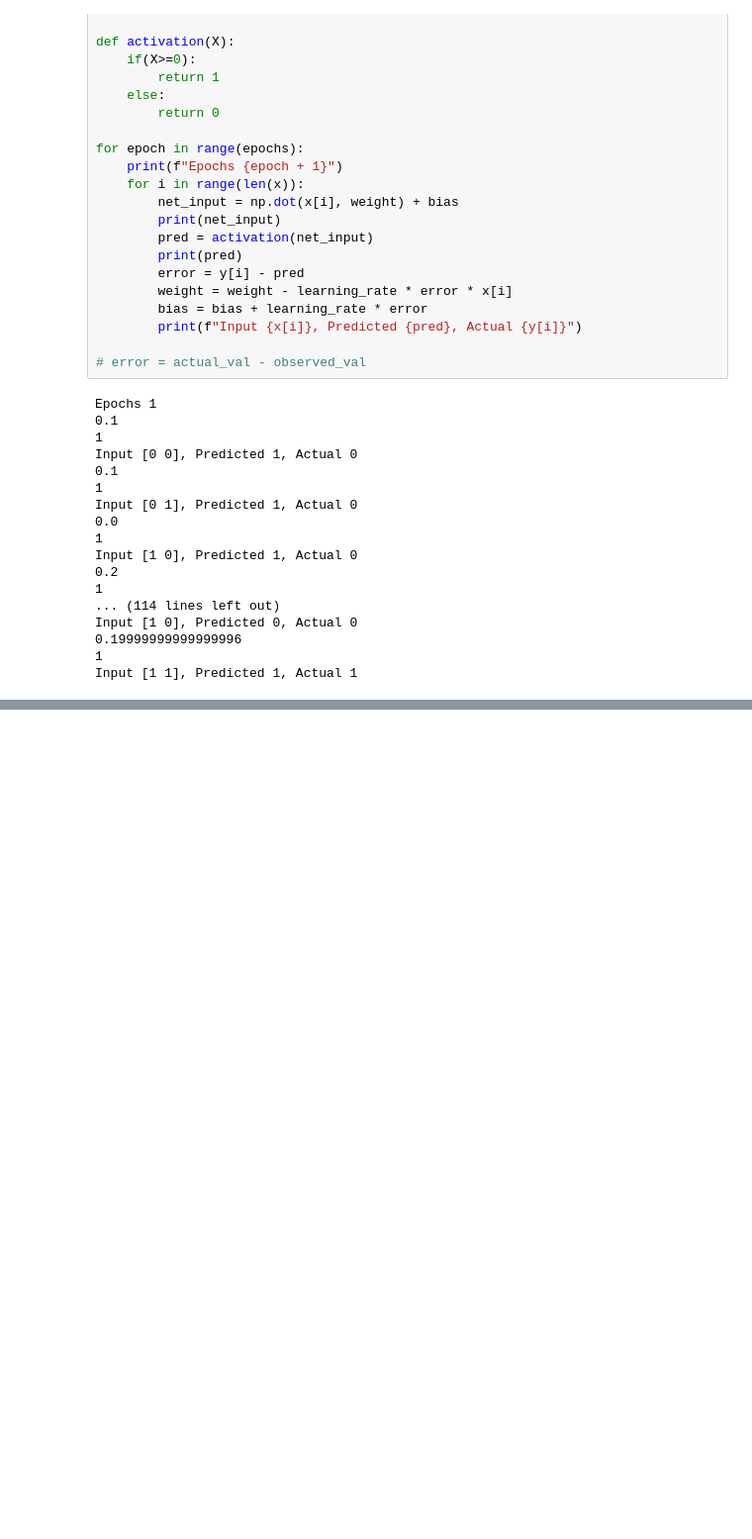
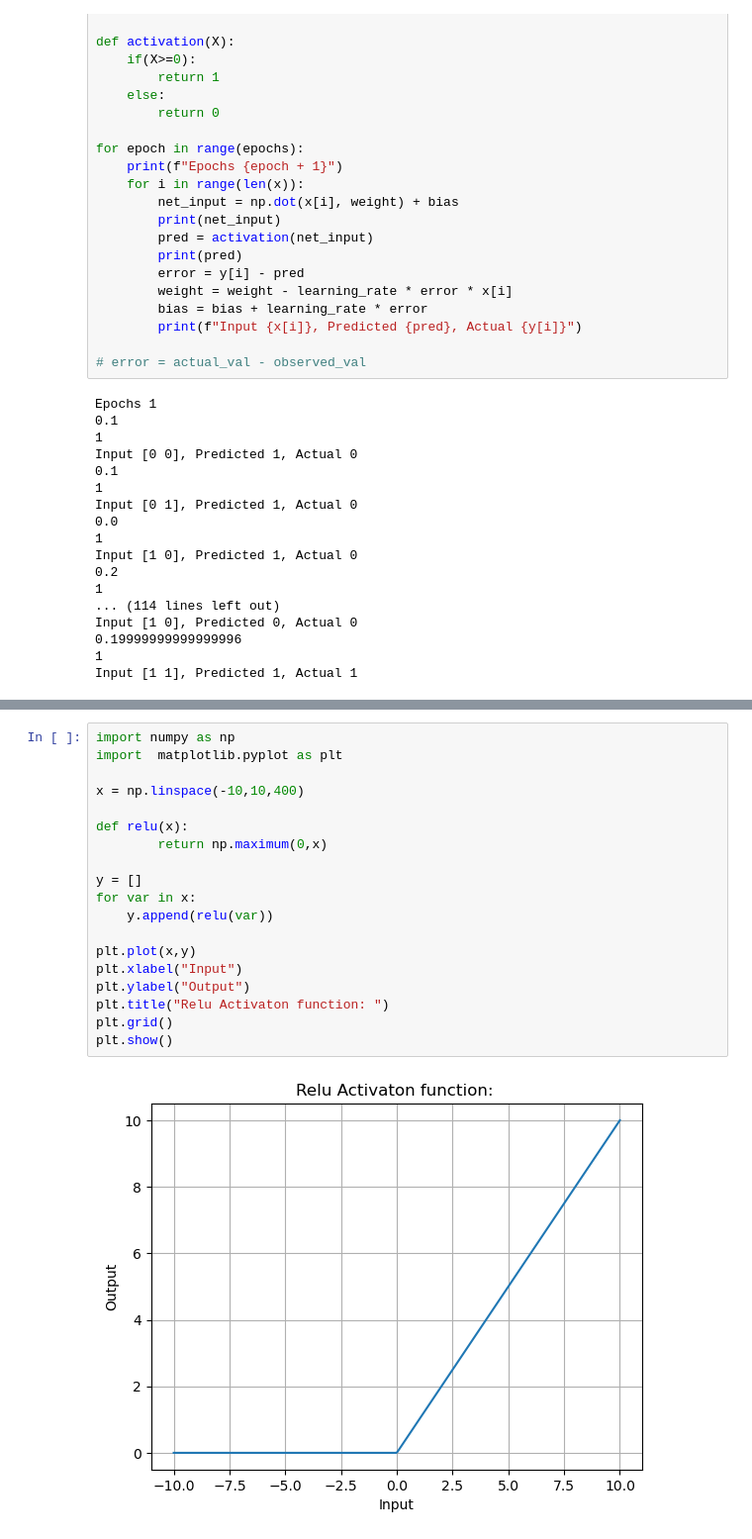
Before and after one commit to ra8il/ANN_Lab, a Jupyter notebook: ANN_1.ipynb, the cells around one changed output, grey strips where cells are left out. Shown at 99% size. Drawn from its saved outputs; the diff is of its cells as text; blank space fills up the shorter version.

```diff
--- a/ANN_1.ipynb
+++ b/ANN_1.ipynb
@@ -55,0 +122,21 @@ Input [1 1], Predicted 1, Actual 1
+# %%
+import numpy as np
+import  matplotlib.pyplot as plt
+
+x = np.linspace(-10,10,400)
+
+def relu(x):
+        return np.maximum(0,x)
+
+y = []
+for var in x:
+    y.append(relu(var))
+
+plt.plot(x,y)
+plt.xlabel("Input")
+plt.ylabel("Output")
+plt.title("Relu Activaton function: ")
+plt.grid()
+plt.show()
+# %% [output]
+[figure, added]
```
Also changed, not shown: parts of 3 cells of this notebook.
